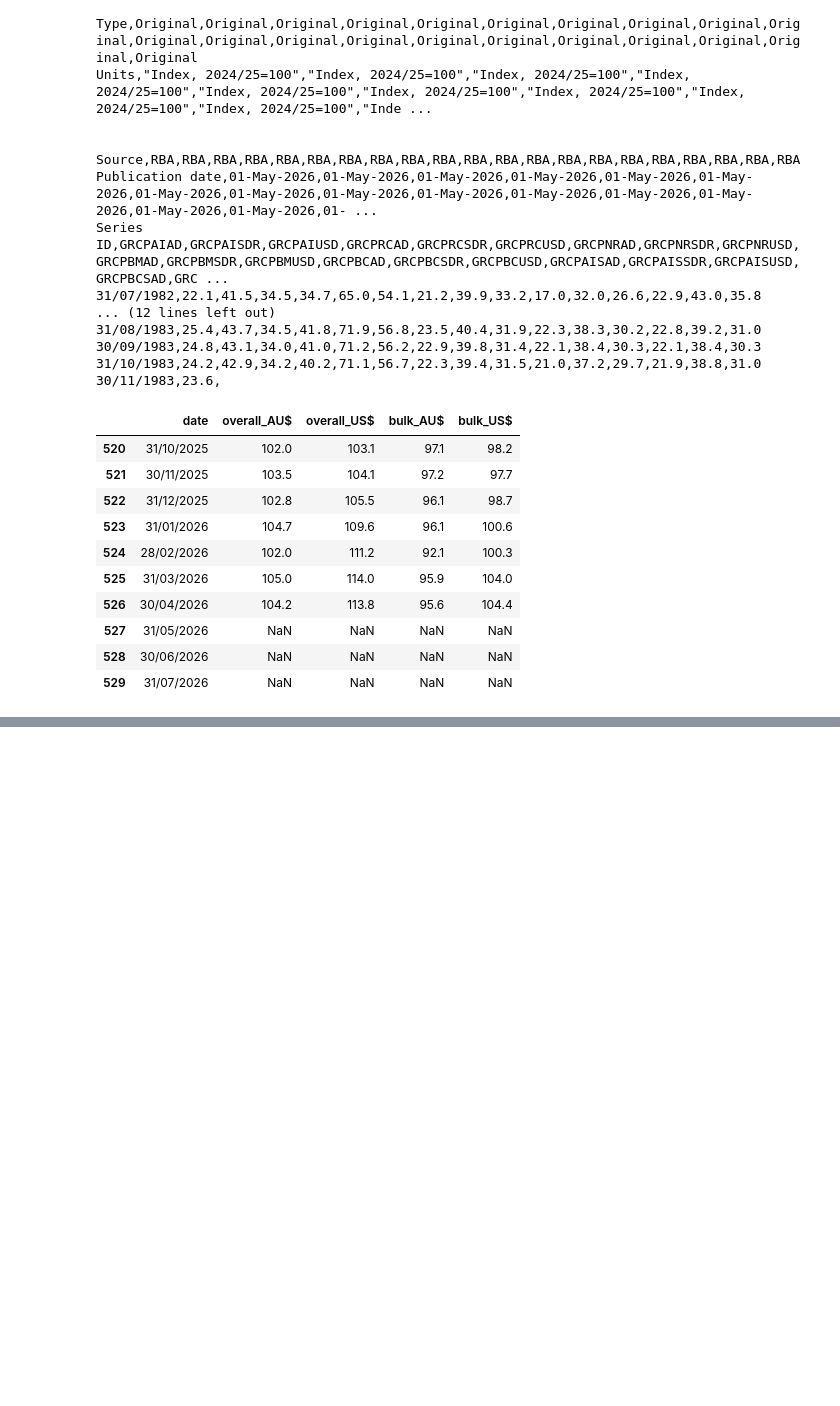
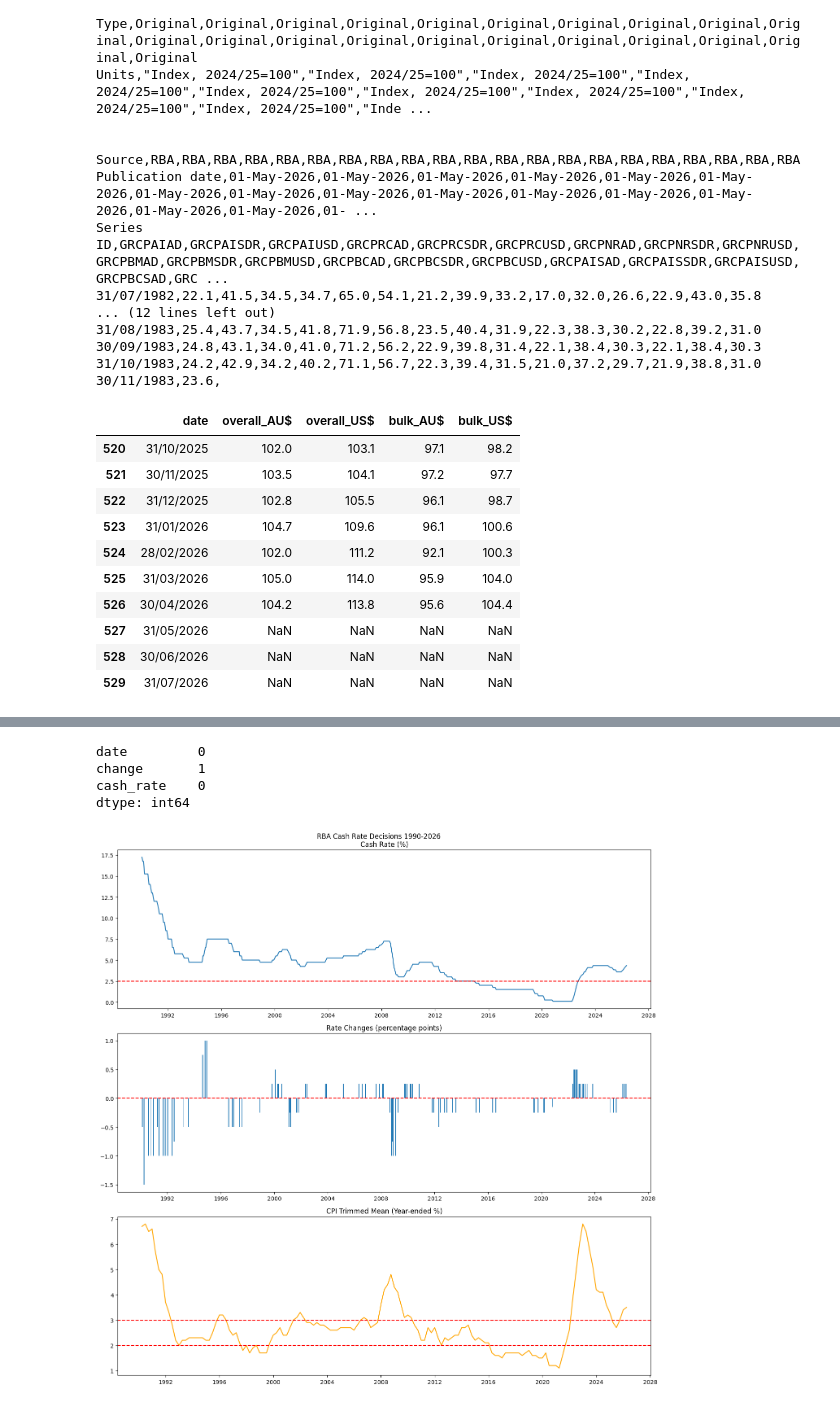
Before and after one commit to Daven88/rba-pipeline, a Jupyter notebook: src/project_extension/rba_tables/eda_rba_tables.ipynb, the cells around one changed output, grey strips where cells are left out. Drawn from its saved outputs; the diff is of its cells as text; code cells hidden in the pictures; blank space fills up the shorter version.

```diff
--- a/src/project_extension/rba_tables/eda_rba_tables.ipynb
+++ b/src/project_extension/rba_tables/eda_rba_tables.ipynb
@@ -221,0 +594,18 @@ Series ID,GRCPAIAD,GRCPAISDR,GRCPAIUSD,GRCPRCAD,GRCPRCSDR,GRCPRCUSD,GRCPNRAD,GRC
+# %%
+rates = {
+  '1990-01-23': (17.25, None),
+  '1990-02-15': (16.75, -0.50),
+  '1990-03-07': (16.75, 0.00),
+  '1990-04-04': (15.25, -1.50),
+  '1990-05-02': (15.25, 0.00),
+  '1990-06-06': (15.25, 0.00),
+  '1990-07-04': (15.25, 0.00),
+}
+
+for date_str, (rate, change) in rates.items():
+    mask = df_rba['date'] == pd.Timestamp(date_str)
+    df_rba.loc[mask, 'cash_rate'] = rate
+    if change is not None:
+        df_rba.loc[mask, 'change'] = change
+
+print(df_rba.head(10))
@@ -221,0 +624,31 @@ Series ID,GRCPAIAD,GRCPAISDR,GRCPAIUSD,GRCPRCAD,GRCPRCSDR,GRCPRCUSD,GRCPNRAD,GRC
+# %%
+print(df_rba.isna().sum())
+# %% [output]
+date         0
+change       1
+cash_rate    0
+dtype: int64
+# %%
+fig, axes = plt.subplots(nrows=3, ncols=1, figsize=(14, 14))
+fig.suptitle('RBA Cash Rate Decisions 1990-2026')
+
+axes[0].plot(df_rba['date'], df_rba['cash_rate'])
+axes[0].set_title('Cash Rate (%)')
+axes[0].axhline(y=2.5, color='r', linestyle='--')
+
+axes[1].bar(df_rba['date'], df_rba['change'], width=20)
+axes[1].set_title('Rate Changes (percentage points)')
+axes[1].axhline(y=0, color='r', linestyle='--')
+
+df_cpi_plot = df_cpi_g1[df_cpi_g1['date'] >= '1990-01-01'].copy()
+df_cpi_plot['trimmed_mean_yoy'] = pd.to_numeric(df_cpi_plot['trimmed_mean_yoy'], errors='coerce')
+df_cpi_plot = df_cpi_plot.dropna()
+axes[2].plot(df_cpi_plot['date'], df_cpi_plot['trimmed_mean_yoy'], color='orange')
+axes[2].set_title('CPI Trimmed Mean (Year-ended %)')
+axes[2].axhline(y=2, color='r', linestyle='--')
+axes[2].axhline(y=3, color='r', linestyle='--')
+
+plt.tight_layout()
+plt.show()
+# %% [output]
+[figure, added]
```
Also changed, not shown: parts of 36 cells of this notebook, 6 other files.
